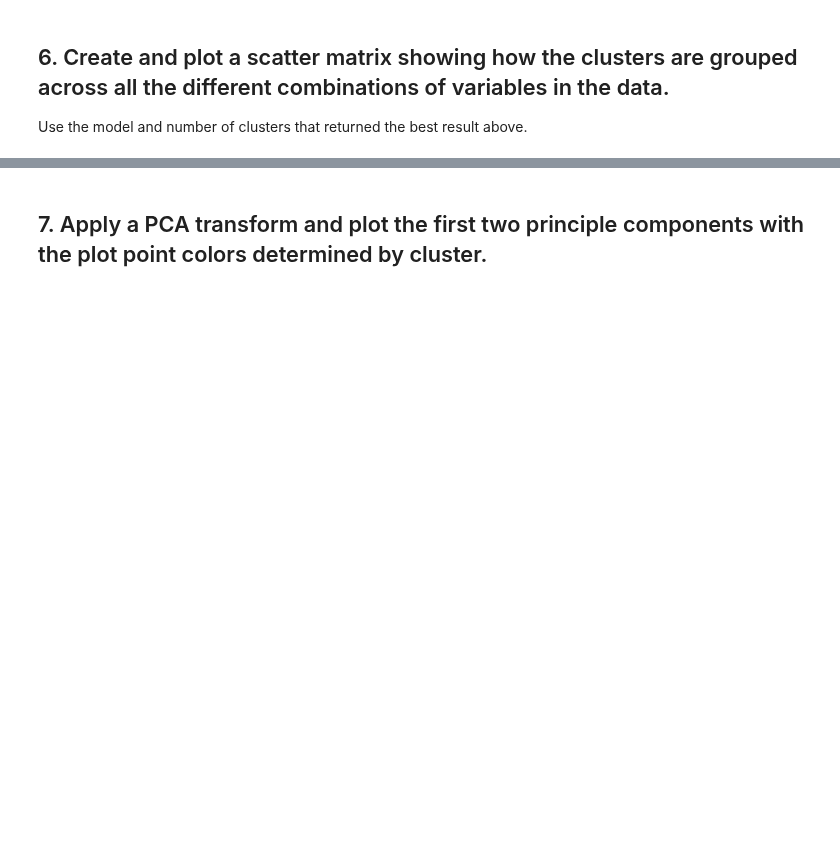
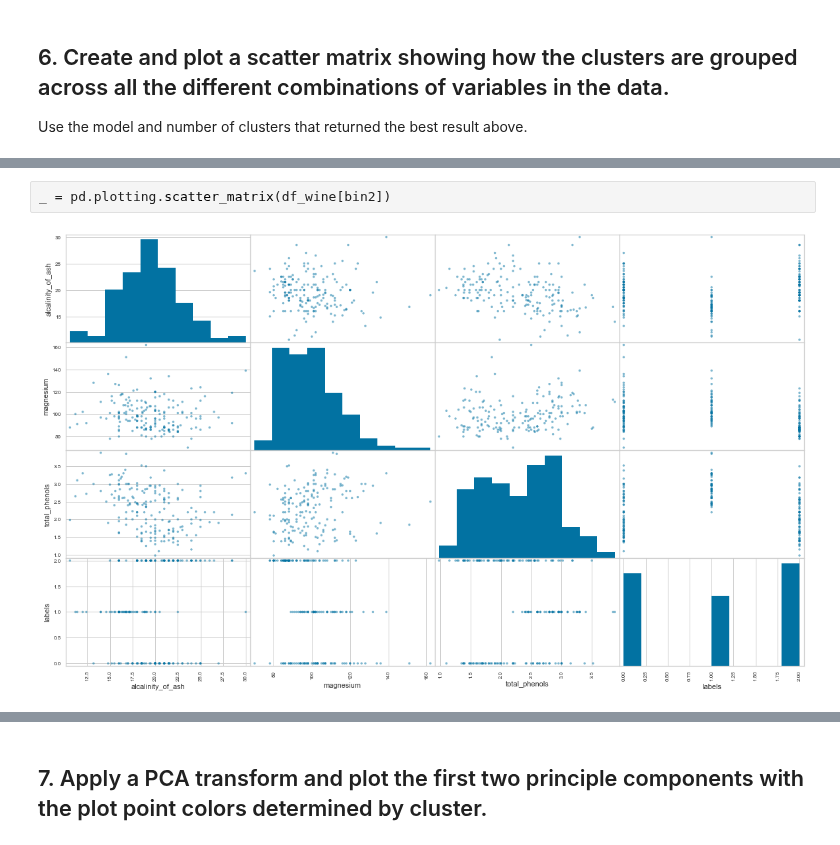
Before and after one commit to ta-datapt-bcn/lab_evaluation, a Jupyter notebook: lab-unsupervised-learning-evaluation/your-code/main.ipynb, the cells around one changed output, grey strips where cells are left out. Cells and saved outputs as stored; diff of their text form; blank space fills up the shorter version.

```diff
--- a/lab-unsupervised-learning-evaluation/your-code/main.ipynb
+++ b/lab-unsupervised-learning-evaluation/your-code/main.ipynb
@@ -53,0 +167,4 @@ X['labels'] = data_clusters3.labels_
+# %%
+_ = pd.plotting.scatter_matrix(df_wine[bin2])
+# %% [output]
+[figure, added]
```
Also changed, not shown: parts of 47 cells of this notebook, 1 other file.
